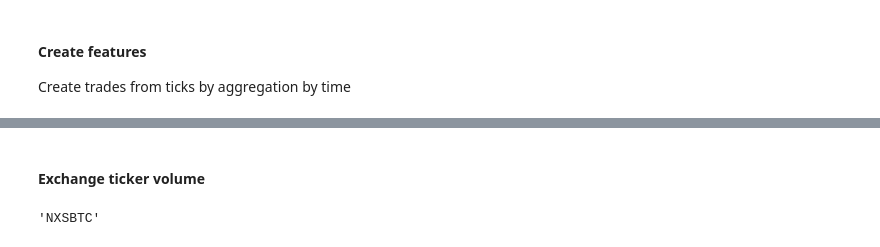
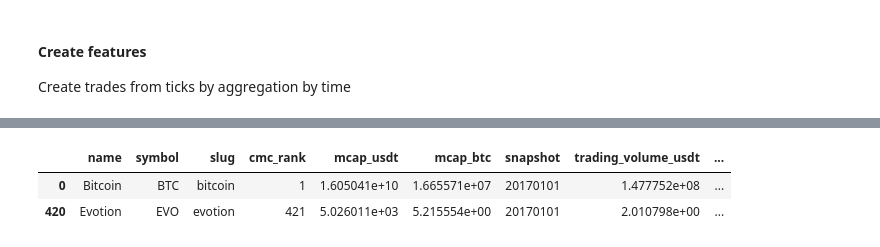
Before and after one commit to B0R0koko/pumps_and_dumps, a Jupyter notebook: misc/features.ipynb, the cells around one changed output, grey strips where cells are left out. Cells and saved outputs as stored; diff of their text form; code cells hidden in the pictures.

```diff
--- a/misc/features.ipynb
+++ b/misc/features.ipynb
@@ -245,18 +116,13 @@ quote_features
-# %% [markdown]
-<h4>Exchange ticker volume</h4>
-# %%
-pump.ticker
-# %% [output]
-'NXSBTC'
 # %%
-df_cmc = pd.read_parquet(
+df_cmc: pd.DataFrame = pd.read_parquet(
     os.path.join(ROOT_DIR, "data/cmc/cmc_snapshots.parquet")
 )
 
-df_cmc["snapshot"] = pd.to_datetime(
-    df_cmc["snapshot"], format="%Y%m%d"
-)
+df_cmc["date"] = pd.to_datetime(df_cmc["snapshot"], format="%Y%m%d")
+df_cmc = df_cmc.sort_values(by="date", ascending=True)
 
-df_cmc_ticker: pd.DataFrame = df_cmc[
-    df_cmc["symbol"] == "NAS"
-].copy()
+df_cmc.head(2)
+# %% [output]
+|  | name | symbol | slug | cmc_rank | mcap_usdt | mcap_btc | snapshot | trading_volume_usdt | ... |
+| 0 | Bitcoin | BTC | bitcoin | 1 | 1.605041e+10 | 1.665571e+07 | 20170101 | 1.477752e+08 | ... |
+| 420 | Evotion | EVO | evotion | 421 | 5.026011e+03 | 5.215554e+00 | 20170101 | 2.010798e+00 | ... |
```
Also changed, not shown: parts of 35 cells of this notebook, 18 other files.
